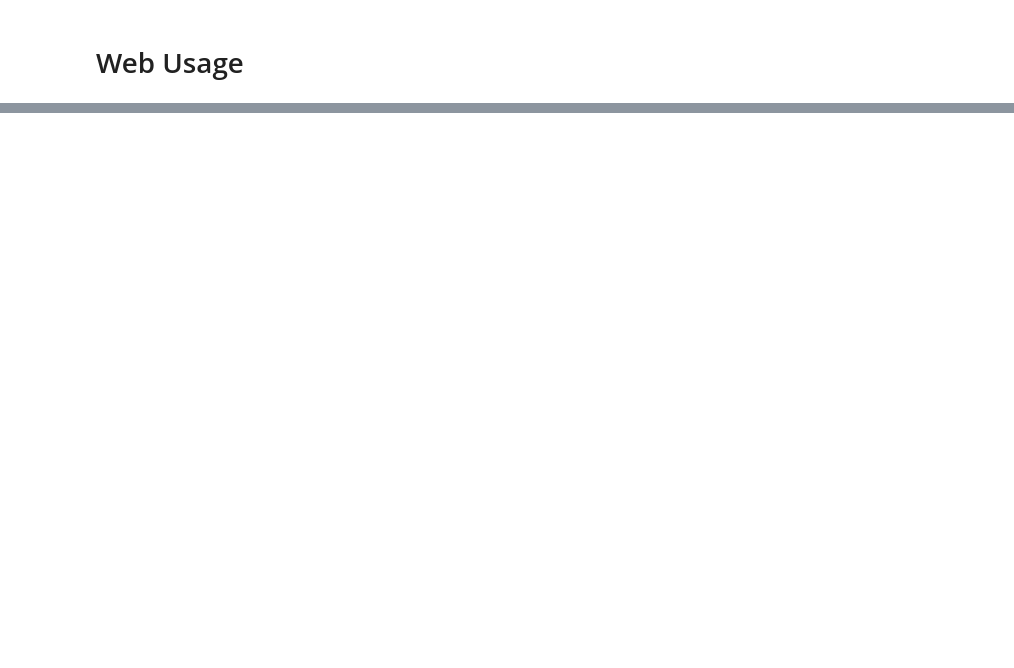
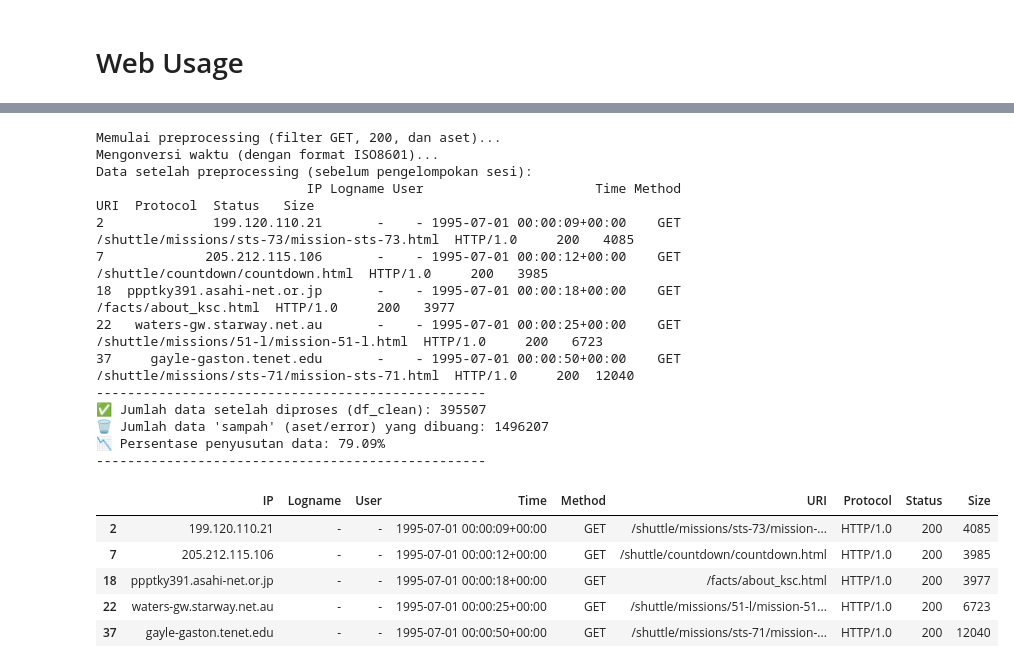
Before and after one commit to UmarMuchtar/PenambanganWeb01, a Jupyter notebook: _sources/Webusage.ipynb, the cells around one changed output, grey strips where cells are left out. Cells and saved outputs as stored; diff of their text form; code cells hidden in the pictures; blank space fills up the shorter version.

```diff
--- a/_sources/Webusage.ipynb
+++ b/_sources/Webusage.ipynb
@@ -189,0 +200,24 @@ Membuat matriks Sesi x Halaman...
+# %%
+df_cleaned = preprocess_data(df_raw)
+display(df_cleaned.head())
+# %% [output]
+Memulai preprocessing (filter GET, 200, dan aset)...
+Mengonversi waktu (dengan format ISO8601)...
+Data setelah preprocessing (sebelum pengelompokan sesi):
+                           IP Logname User                      Time Method                                           URI  Protocol  Status   Size
+2              199.120.110.21       -    - 1995-07-01 00:00:09+00:00    GET  /shuttle/missions/sts-73/mission-sts-73.html  HTTP/1.0     200   4085
+7             205.212.115.106       -    - 1995-07-01 00:00:12+00:00    GET             /shuttle/countdown/countdown.html  HTTP/1.0     200   3985
+18  ppptky391.asahi-net.or.jp       -    - 1995-07-01 00:00:18+00:00    GET                         /facts/about_ksc.html  HTTP/1.0     200   3977
+22   waters-gw.starway.net.au       -    - 1995-07-01 00:00:25+00:00    GET      /shuttle/missions/51-l/mission-51-l.html  HTTP/1.0     200   6723
+37     gayle-gaston.tenet.edu       -    - 1995-07-01 00:00:50+00:00    GET  /shuttle/missions/sts-71/mission-sts-71.html  HTTP/1.0     200  12040
+--------------------------------------------------
+✅ Jumlah data setelah diproses (df_clean): 395507
+🗑️ Jumlah data 'sampah' (aset/error) yang dibuang: 1496207
+📉 Persentase penyusutan data: 79.09%
+--------------------------------------------------
+|  | IP | Logname | User | Time | Method | URI | Protocol | Status | Size |
+| 2 | 199.120.110.21 | - | - | 1995-07-01 00:00:09+00:00 | GET | /shuttle/missions/sts-73/mission-... | HTTP/1.0 | 200 | 4085 |
+| 7 | 205.212.115.106 | - | - | 1995-07-01 00:00:12+00:00 | GET | /shuttle/countdown/countdown.html | HTTP/1.0 | 200 | 3985 |
+| 18 | ppptky391.asahi-net.or.jp | - | - | 1995-07-01 00:00:18+00:00 | GET | /facts/about_ksc.html | HTTP/1.0 | 200 | 3977 |
+| 22 | waters-gw.starway.net.au | - | - | 1995-07-01 00:00:25+00:00 | GET | /shuttle/missions/51-l/mission-51... | HTTP/1.0 | 200 | 6723 |
+| 37 | gayle-gaston.tenet.edu | - | - | 1995-07-01 00:00:50+00:00 | GET | /shuttle/missions/sts-71/mission-... | HTTP/1.0 | 200 | 12040 |
```
Also changed, not shown: parts of 13 cells of this notebook, 5 other files.
